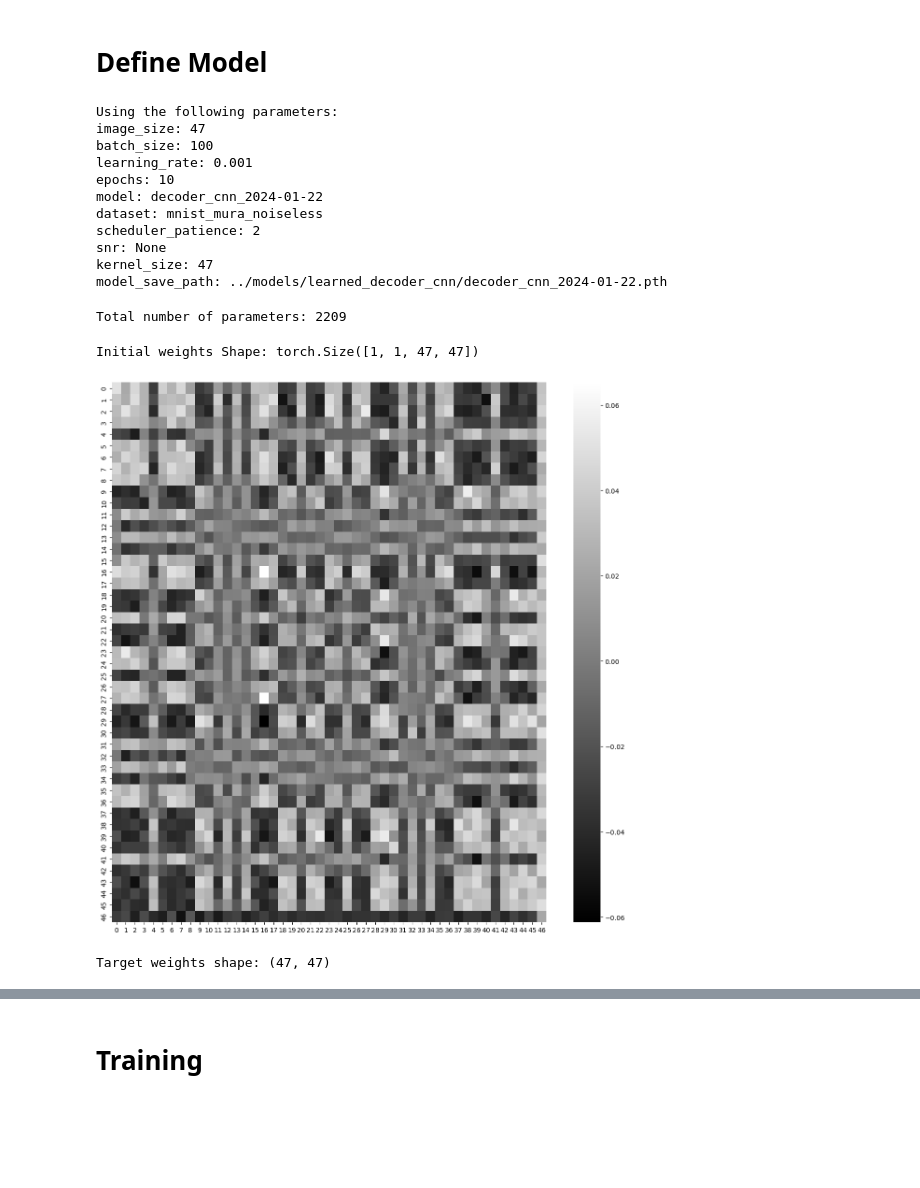
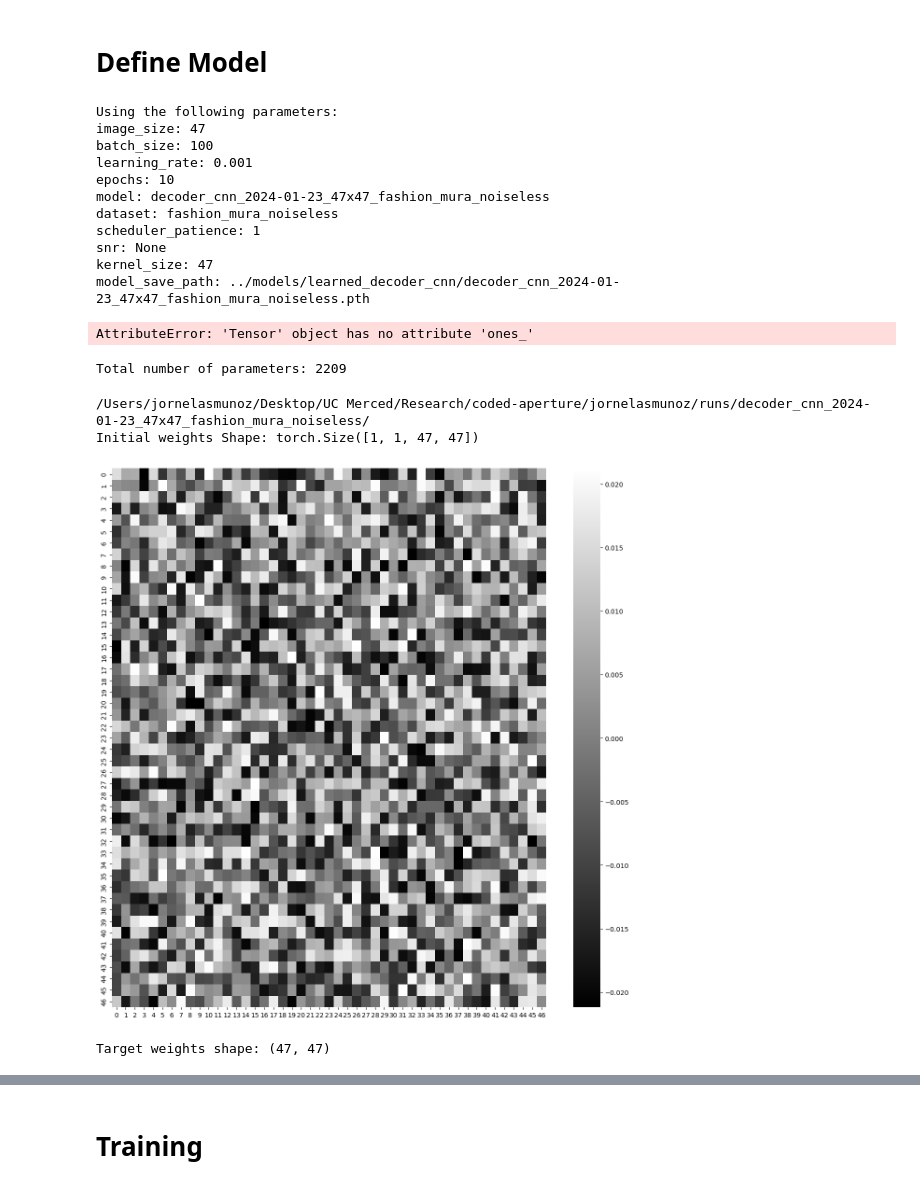
Before and after one commit to jornelasmunoz/UCM_Undergraduate_Research, a Jupyter notebook: jornelasmunoz/notebooks/learn_decoder.ipynb, the cells around one changed output, grey strips where cells are left out. Drawn from its saved outputs; the diff is of its cells as text; code cells hidden in the pictures; blank space fills up the shorter version.

Commit message:
learning decoders of different sizes

```diff
--- a/jornelasmunoz/notebooks/learn_decoder.ipynb
+++ b/jornelasmunoz/notebooks/learn_decoder.ipynb
@@ -57,10 +57,13 @@ params = {
     "learning_rate": 0.001,
     "epochs": 10,
     "model": f"decoder_cnn_{date}",
-    "dataset": "mnist_mura_noiseless",
-    "scheduler_patience": 2,
+    "dataset": "fashion_mura_noiseless",
+    "scheduler_patience": 1,
     "snr": None,
 }
+
+if params['image_size'] != 23:
+    params['model'] = f"decoder_cnn_{date}_{params['image_size']}x{params['image_size']}_{params['dataset']}"
 wandb.config = params
 # %%
 # Define transforms
@@ -80,10 +83,10 @@ target_transform = transforms.Compose(
                 ])
 # %%
 # Load dataset
-mnist_mura = MNIST_MURA('../data/MNIST/', params, transform=transform_list, target_transform=target_transform, train=True)
-
+# mnist_mura = MNIST_MURA('../data/MNIST/', params, transform=transform_list, target_transform=target_transform, train=True)
+data_mura = FashionMURA('../data/FashionMNIST/', params, transform=transform_list, target_transform=target_transform, train=True)
 loaders = {}
 # Define DataLoader
-loaders['train'] = DataLoader(mnist_mura, batch_size=1, shuffle=False)
+loaders['train'] = DataLoader(data_mura, batch_size=1, shuffle=False)
 # %%
 fig, axs = plt.subplots(1,2, figsize=(10,7))
@@ -122,6 +125,13 @@ class RECON_CNN(torch.nn.Module):
         print("Using the following parameters:")
         for key, val in self.params.items():
             print(f"{key}: {val}")
+        self.apply(self._init_weights)
+    def _init_weights(self, module):
+        if isinstance(module, torch.nn.Conv2d):
+            module.weight.data.ones_(self.conv.weight) #(mean=0.0, std=1.0)
+            if module.bias is not None:
+                module.bias.data.zero_()
+
 
     def forward(self, x):
         output = self.conv(x)
@@ -130,19 +140,20 @@ class RECON_CNN(torch.nn.Module):
 # Instantiate model
 model = RECON_CNN(params)#.to(device)
 model.optimizer = torch.optim.Adam(model.parameters(), lr = model.params['learning_rate'])
-model.scheduler = torch.optim.lr_scheduler.ReduceLROnPlateau(model.optimizer, 'min',patience=model.params['scheduler_patience'])
+model.scheduler = torch.optim.lr_scheduler.ReduceLROnPlateau(model.optimizer, 'min',patience=model.params['scheduler_patience'], verbose=True)
 # %% [output]
 Using the following parameters:
 image_size: 47
 batch_size: 100
 learning_rate: 0.001
 epochs: 10
-model: decoder_cnn_2024-01-22
-dataset: mnist_mura_noiseless
-scheduler_patience: 2
+model: decoder_cnn_2024-01-23_47x47_fashion_mura_noiseless
+dataset: fashion_mura_noiseless
+scheduler_patience: 1
 snr: None
 kernel_size: 47
-model_save_path: ../models/learned_decoder_cnn/decoder_cnn_2024-01-22.pth
+model_save_path: ../models/learned_decoder_cnn/decoder_cnn_2024-01-23_47x47_fashion_mura_noiseless.pth
+AttributeError: 'Tensor' object has no attribute 'ones_'
 # %%
 # Count total number of parameters in model
 total_params = sum(p.numel() for p in model.parameters())
@@ -152,35 +163,37 @@ Total number of parameters: 2209
 # %%
 ## Plot initial weights
 RUN_DIR = path+f'runs/{model.params["model"]}/'
 if not os.path.exists(RUN_DIR):
     os.makedirs(RUN_DIR)
+print(RUN_DIR)
 # ----------- Plot initial weights and target weights----
 # From Jacky's SAR stuff
 # Define initial weights from the CNN model
 init_weights = list(model.parameters())
 init_weight_map = init_weights[0].detach()
 print('Initial weights Shape: {}'.format(init_weights[0].shape))
 
 # Plot initial weights
 plt.figure(figsize=(15,15))
 heat = sns.heatmap(np.squeeze(init_weight_map.cpu().numpy()), cmap='gray')
 figure = heat.get_figure()
 figure.savefig(RUN_DIR+f'heat_init_weights.png',dpi=400)
 #plt.close()
 plt.show()
 
 # Define and plot target weights
-target_weights = mnist_mura.G
+target_weights = data_mura.G
 print('Target weights shape: {}'.format(target_weights.shape))
 plt.figure(figsize=(15,15))
 heat = sns.heatmap(target_weights, cmap='gray')
 figure = heat.get_figure()
 figure.savefig(RUN_DIR+'heat_target_weights.png',dpi=400)
 #plt.close()
 plt.show()
 # %% [output]
+/Users/jornelasmunoz/Desktop/UC Merced/Research/coded-aperture/jornelasmunoz/runs/decoder_cnn_2024-01-23_47x47_fashion_mura_noiseless/
 Initial weights Shape: torch.Size([1, 1, 47, 47])
-[figure, old version]
+[figure, new version]
 Target weights shape: (47, 47)
 [figure]
 # %% [markdown]
```
Also changed, not shown: parts of 8 cells of this notebook, 11 other files.
